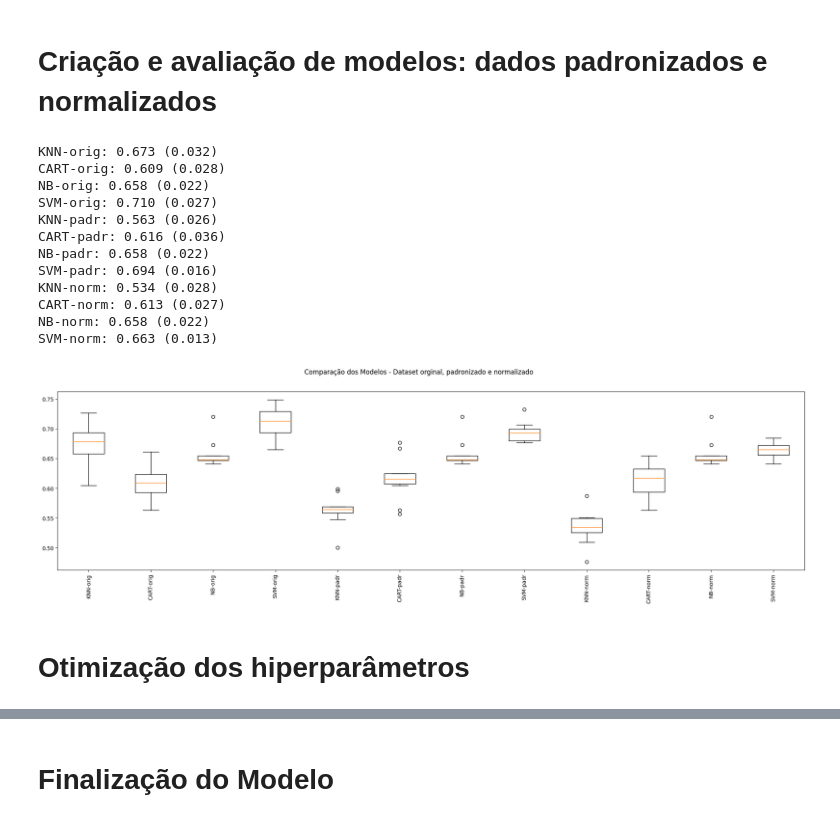
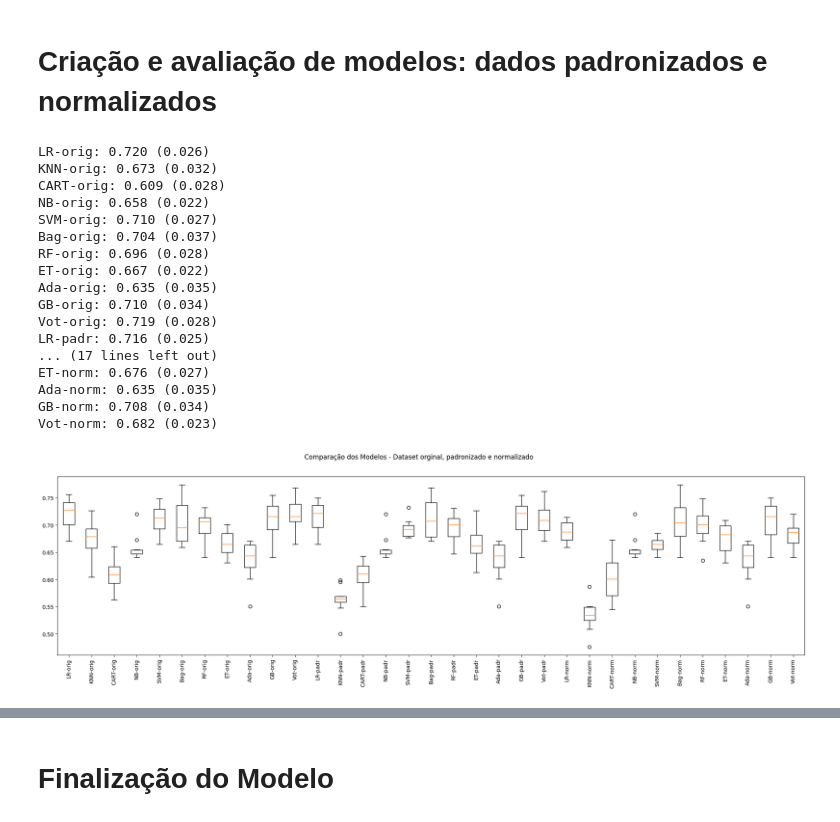
Before and after one commit to jonathangsilveira/mvp-predicao-media-alunos-api, a Jupyter notebook: machine_learning/mvp_predicao_media_alunos_notebook.ipynb, the cells around one changed output, grey strips where cells are left out. Drawn from its saved outputs; the diff is of its cells as text; code cells hidden in the pictures.

```diff
--- a/machine_learning/mvp_predicao_media_alunos_notebook.ipynb
+++ b/machine_learning/mvp_predicao_media_alunos_notebook.ipynb
@@ -147,10 +250,17 @@ names = []
 # Criando os elementos do pipeline
 
 # Algoritmos que serão utilizados
+lr = ('LR', LogisticRegression(max_iter=lr_max_iter))
 knn = ('KNN', KNeighborsClassifier())
 cart = ('CART', DecisionTreeClassifier())
 naive_bayes = ('NB', GaussianNB())
 svm = ('SVM', SVC())
+bagging = ('Bag', BaggingClassifier(estimator=base, n_estimators=num_trees))
+random_forest = ('RF', RandomForestClassifier(n_estimators=num_trees, max_features=max_features))
+extra_trees = ('ET', ExtraTreesClassifier(n_estimators=num_trees, max_features=max_features))
+adaboost = ('Ada', AdaBoostClassifier(n_estimators=num_trees))
+gradient_boosting = ('GB', GradientBoostingClassifier(n_estimators=num_trees))
+voting = ('Voting', VotingClassifier(bases))
 
 # Transformações que serão utilizadas
 standard_scaler = ('StandardScaler', StandardScaler())
@@ -158,53 +268,79 @@ min_max_scaler = ('MinMaxScaler', MinMaxScaler())
 
 
 # Montando os pipelines
+# A ordem de execução é da esquerda para a direita.
 
 # Dataset original
+pipelines.append(('LR-orig', Pipeline([lr])))
 pipelines.append(('KNN-orig', Pipeline([knn])))
 pipelines.append(('CART-orig', Pipeline([cart])))
 pipelines.append(('NB-orig', Pipeline([naive_bayes])))
 pipelines.append(('SVM-orig', Pipeline([svm])))
+pipelines.append(('Bag-orig', Pipeline([bagging])))
+pipelines.append(('RF-orig', Pipeline([random_forest])))
+pipelines.append(('ET-orig', Pipeline([extra_trees])))
+pipelines.append(('Ada-orig', Pipeline([adaboost])))
+pipelines.append(('GB-orig', Pipeline([gradient_boosting])))
+pipelines.append(('Vot-orig', Pipeline([voting])))
 
 # Dataset Padronizado
+pipelines.append(('LR-padr', Pipeline([standard_scaler, lr])))
 pipelines.append(('KNN-padr', Pipeline([standard_scaler, knn])))
 pipelines.append(('CART-padr', Pipeline([standard_scaler, cart])))
 pipelines.append(('NB-padr', Pipeline([standard_scaler, naive_bayes])))
 pipelines.append(('SVM-padr', Pipeline([standard_scaler, svm])))
+pipelines.append(('Bag-padr', Pipeline([standard_scaler, bagging])))
+pipelines.append(('RF-padr', Pipeline([standard_scaler, random_forest])))
+pipelines.append(('ET-padr', Pipeline([standard_scaler, extra_trees])))
+pipelines.append(('Ada-padr', Pipeline([standard_scaler, adaboost])))
+pipelines.append(('GB-padr', Pipeline([standard_scaler, gradient_boosting])))
+pipelines.append(('Vot-padr', Pipeline([standard_scaler, voting])))
 
 # Dataset Normalizado
+pipelines.append(('LR-norm', Pipeline([min_max_scaler, lr])))
 pipelines.append(('KNN-norm', Pipeline([min_max_scaler, knn])))
 pipelines.append(('CART-norm', Pipeline([min_max_scaler, cart])))
 pipelines.append(('NB-norm', Pipeline([min_max_scaler, naive_bayes])))
 pipelines.append(('SVM-norm', Pipeline([min_max_scaler, svm])))
+pipelines.append(('Bag-norm', Pipeline([min_max_scaler, bagging])))
+pipelines.append(('RF-norm', Pipeline([min_max_scaler, random_forest])))
+pipelines.append(('ET-norm', Pipeline([min_max_scaler, extra_trees])))
+pipelines.append(('Ada-norm', Pipeline([min_max_scaler, adaboost])))
+pipelines.append(('GB-norm', Pipeline([min_max_scaler, gradient_boosting])))
+pipelines.append(('Vot-norm', Pipeline([min_max_scaler, voting])))
 
 # Executando os pipelines
 for name, training_model in pipelines:
     cv_results = cross_val_score(training_model, x_train, y_train, cv=kfold, scoring=scoring)
     results.append(cv_results)
     names.append(name)
-    msg = "%s: %.3f (%.3f)" % (name, cv_results.mean(), cv_results.std()) # formatando para 3 casas decimais
+    # formatando para 3 casas decimais
+    msg = "%s: %.3f (%.3f)" % (name, cv_results.mean(), cv_results.std())
     print(msg)
 
 # Boxplot de comparação dos modelos
 fig = plt.figure(figsize=(25,6))
 fig.suptitle('Comparação dos Modelos - Dataset orginal, padronizado e normalizado')
 ax = fig.add_subplot(111)
 plt.boxplot(results)
 ax.set_xticklabels(names, rotation=90)
 plt.show()
 # %% [output]
+LR-orig: 0.720 (0.026)
 KNN-orig: 0.673 (0.032)
 CART-orig: 0.609 (0.028)
 NB-orig: 0.658 (0.022)
 SVM-orig: 0.710 (0.027)
-KNN-padr: 0.563 (0.026)
-CART-padr: 0.616 (0.036)
-NB-padr: 0.658 (0.022)
-SVM-padr: 0.694 (0.016)
-KNN-norm: 0.534 (0.028)
-CART-norm: 0.613 (0.027)
-NB-norm: 0.658 (0.022)
-SVM-norm: 0.663 (0.013)
+Bag-orig: 0.704 (0.037)
+RF-orig: 0.696 (0.028)
+ET-orig: 0.667 (0.022)
+Ada-orig: 0.635 (0.035)
+GB-orig: 0.710 (0.034)
+Vot-orig: 0.719 (0.028)
+LR-padr: 0.716 (0.025)
+... (17 lines left out)
+ET-norm: 0.676 (0.027)
+Ada-norm: 0.635 (0.035)
+GB-norm: 0.708 (0.034)
+Vot-norm: 0.682 (0.023)
-[figure, old version]
+[figure, new version]
-# %% [markdown]
-# Otimização dos hiperparâmetros
```
Also changed, not shown: parts of 12 cells of this notebook.
